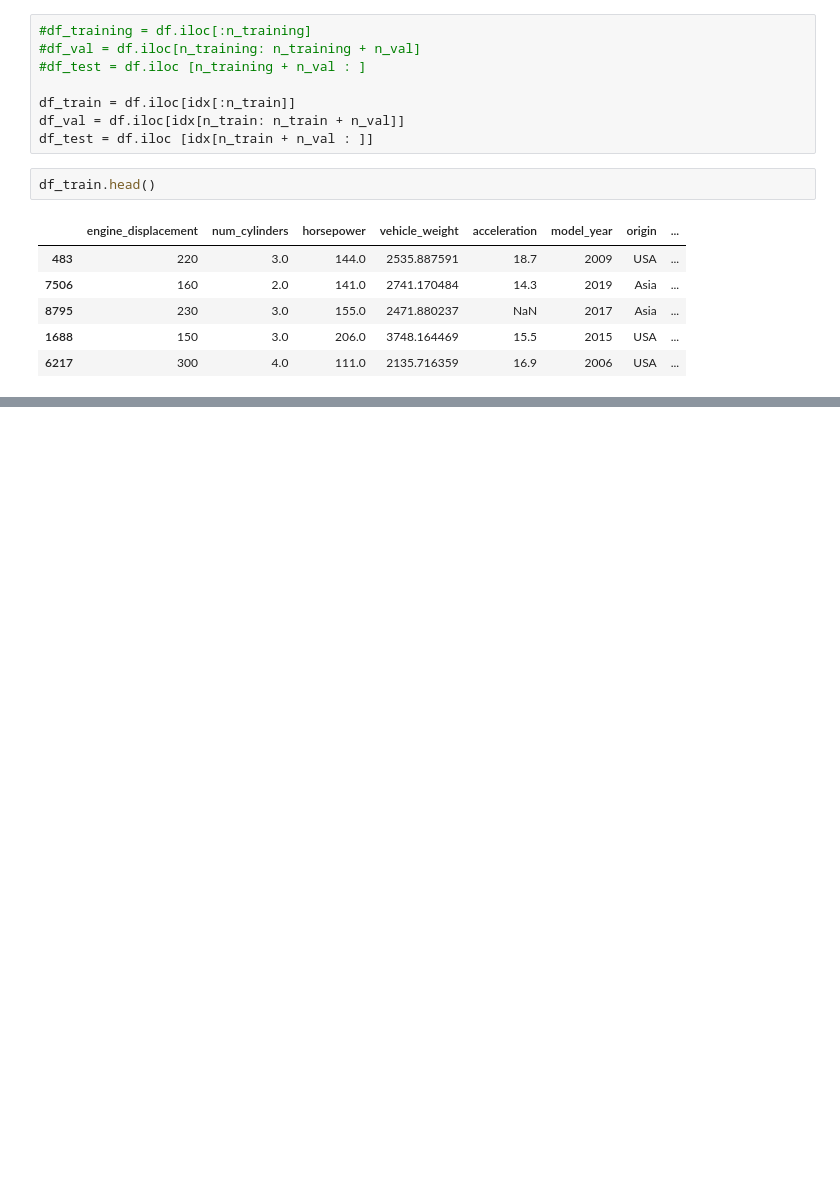
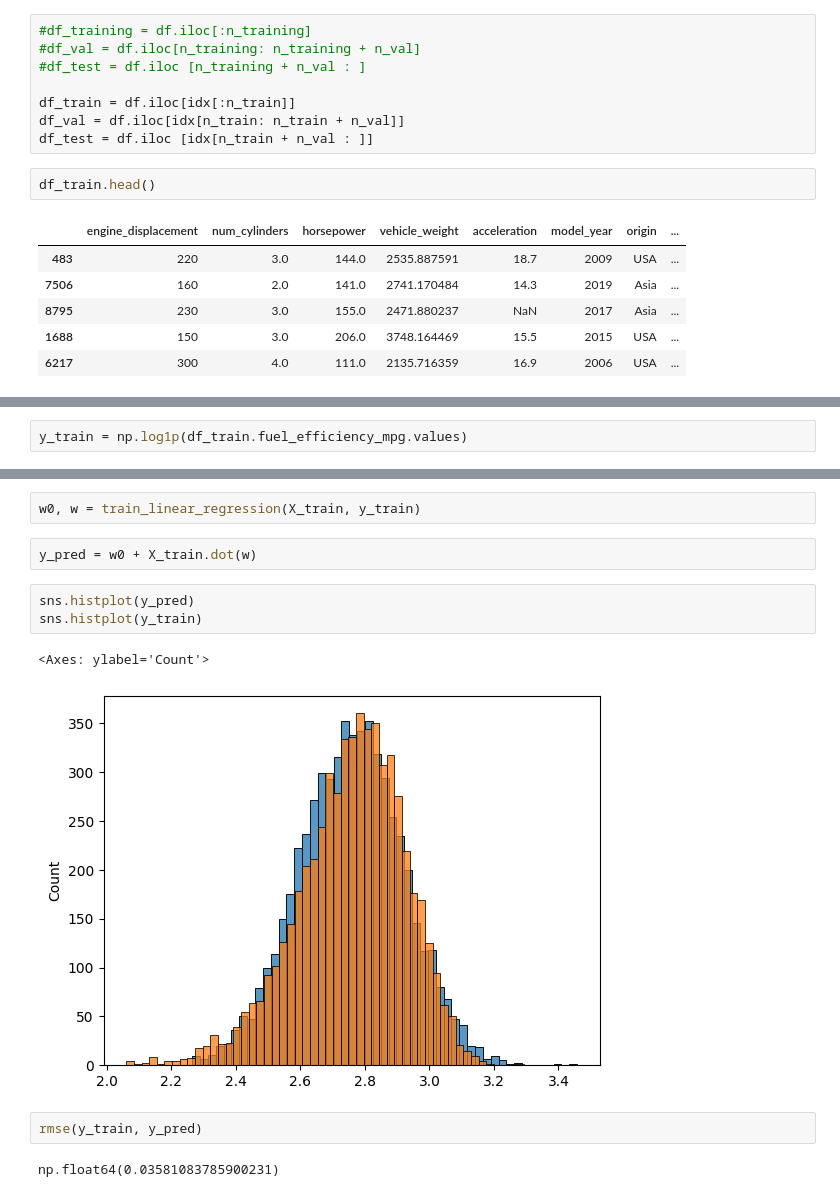
Before and after one commit to maylwin/machine-learning-zoomcamp-homework, a Jupyter notebook: 02-regression/homework.ipynb, the cells around one changed output, grey strips where cells are left out. Saved outputs shown, nothing was run; the diff lists cells and outputs as text; blank space fills up the shorter version.

```diff
--- a/02-regression/homework.ipynb
+++ b/02-regression/homework.ipynb
@@ -130,0 +213,2 @@ df_train.head()
+# %%
+y_train = np.log1p(df_train.fuel_efficiency_mpg.values)
@@ -130,0 +220,14 @@ df_train.head()
+# %%
+w0, w = train_linear_regression(X_train, y_train)
+# %%
+y_pred = w0 + X_train.dot(w)
+# %%
+sns.histplot(y_pred)
+sns.histplot(y_train)
+# %% [output]
+<Axes: ylabel='Count'>
+[figure, added]
+# %%
+rmse(y_train, y_pred)
+# %% [output]
+np.float64(0.03581083785900231)
```
Also changed, not shown: parts of 19 cells of this notebook, 1 other file.
